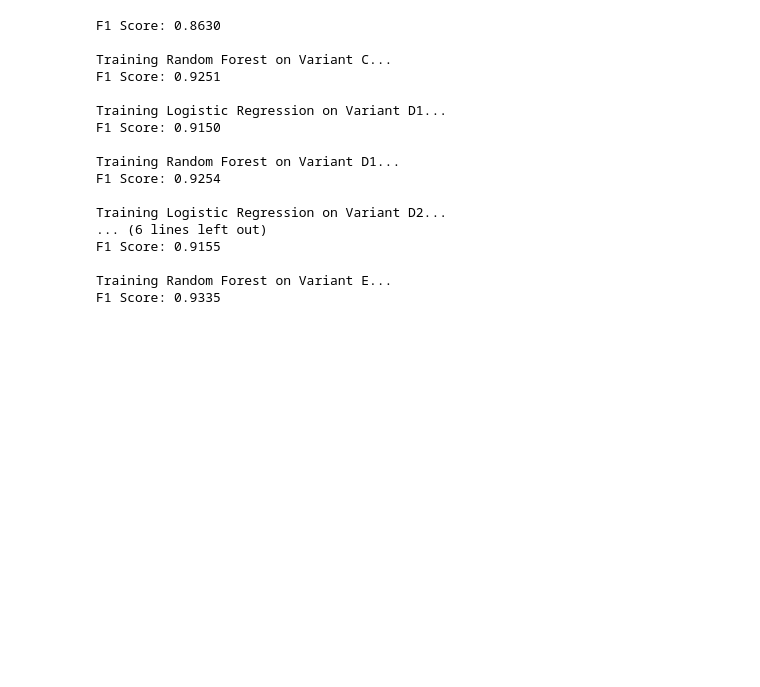
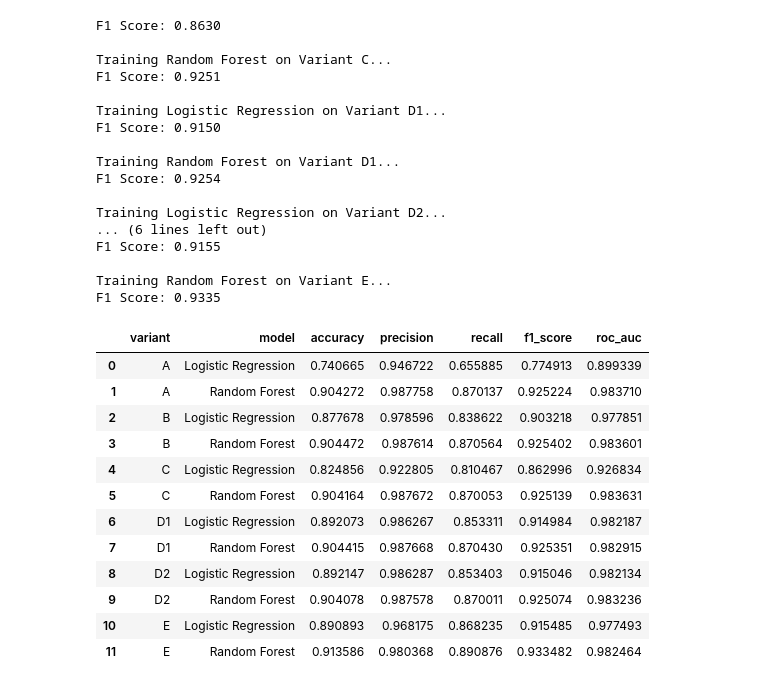
Before and after one commit to AskariAbidi18/Aeges-Q, a Jupyter notebook: notebooks/03_baseline_models/unsw_nb15_baselines.ipynb, the cells around one changed output. Cells and saved outputs as stored; diff of their text form; code cells hidden in the pictures; blank space fills up the shorter version.

```diff
--- a/notebooks/03_baseline_models/unsw_nb15_baselines.ipynb
+++ b/notebooks/03_baseline_models/unsw_nb15_baselines.ipynb
@@ -616,3 +616,33 @@ F1 Score: 0.9155
 
 Training Random Forest on Variant E...
 F1 Score: 0.9335
+# %%
+results_df = pd.DataFrame(benchmark_results)
+
+results_df = results_df[
+    [
+        "variant",
+        "model",
+        "accuracy",
+        "precision",
+        "recall",
+        "f1_score",
+        "roc_auc"
+    ]
+]
+
+results_df
+# %% [output]
+|  | variant | model | accuracy | precision | recall | f1_score | roc_auc |
+| 0 | A | Logistic Regression | 0.740665 | 0.946722 | 0.655885 | 0.774913 | 0.899339 |
+| 1 | A | Random Forest | 0.904272 | 0.987758 | 0.870137 | 0.925224 | 0.983710 |
+| 2 | B | Logistic Regression | 0.877678 | 0.978596 | 0.838622 | 0.903218 | 0.977851 |
+| 3 | B | Random Forest | 0.904472 | 0.987614 | 0.870564 | 0.925402 | 0.983601 |
+| 4 | C | Logistic Regression | 0.824856 | 0.922805 | 0.810467 | 0.862996 | 0.926834 |
+| 5 | C | Random Forest | 0.904164 | 0.987672 | 0.870053 | 0.925139 | 0.983631 |
+| 6 | D1 | Logistic Regression | 0.892073 | 0.986267 | 0.853311 | 0.914984 | 0.982187 |
+| 7 | D1 | Random Forest | 0.904415 | 0.987668 | 0.870430 | 0.925351 | 0.982915 |
+| 8 | D2 | Logistic Regression | 0.892147 | 0.986287 | 0.853403 | 0.915046 | 0.982134 |
+| 9 | D2 | Random Forest | 0.904078 | 0.987578 | 0.870011 | 0.925074 | 0.983236 |
+| 10 | E | Logistic Regression | 0.890893 | 0.968175 | 0.868235 | 0.915485 | 0.977493 |
+| 11 | E | Random Forest | 0.913586 | 0.980368 | 0.890876 | 0.933482 | 0.982464 |
```
Also changed, not shown: parts of 6 cells of this notebook.
